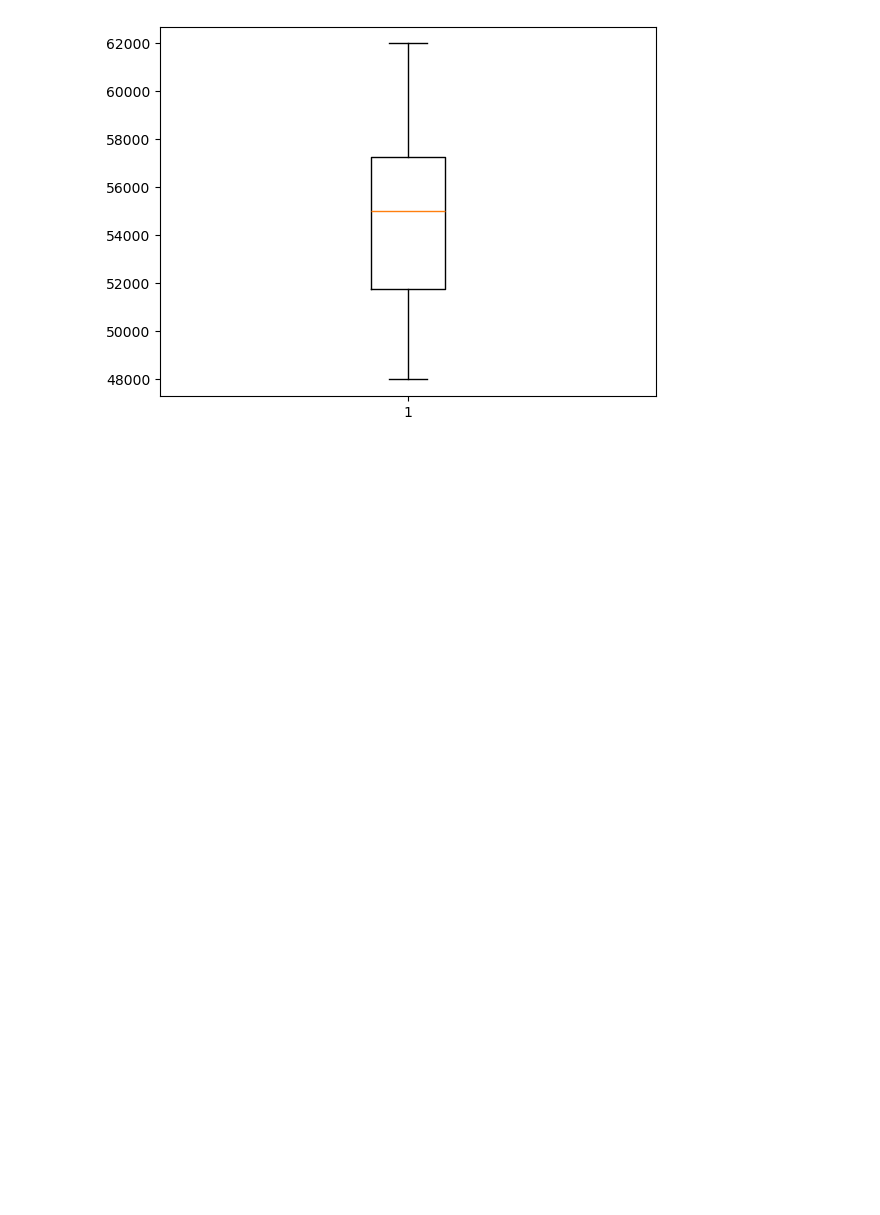
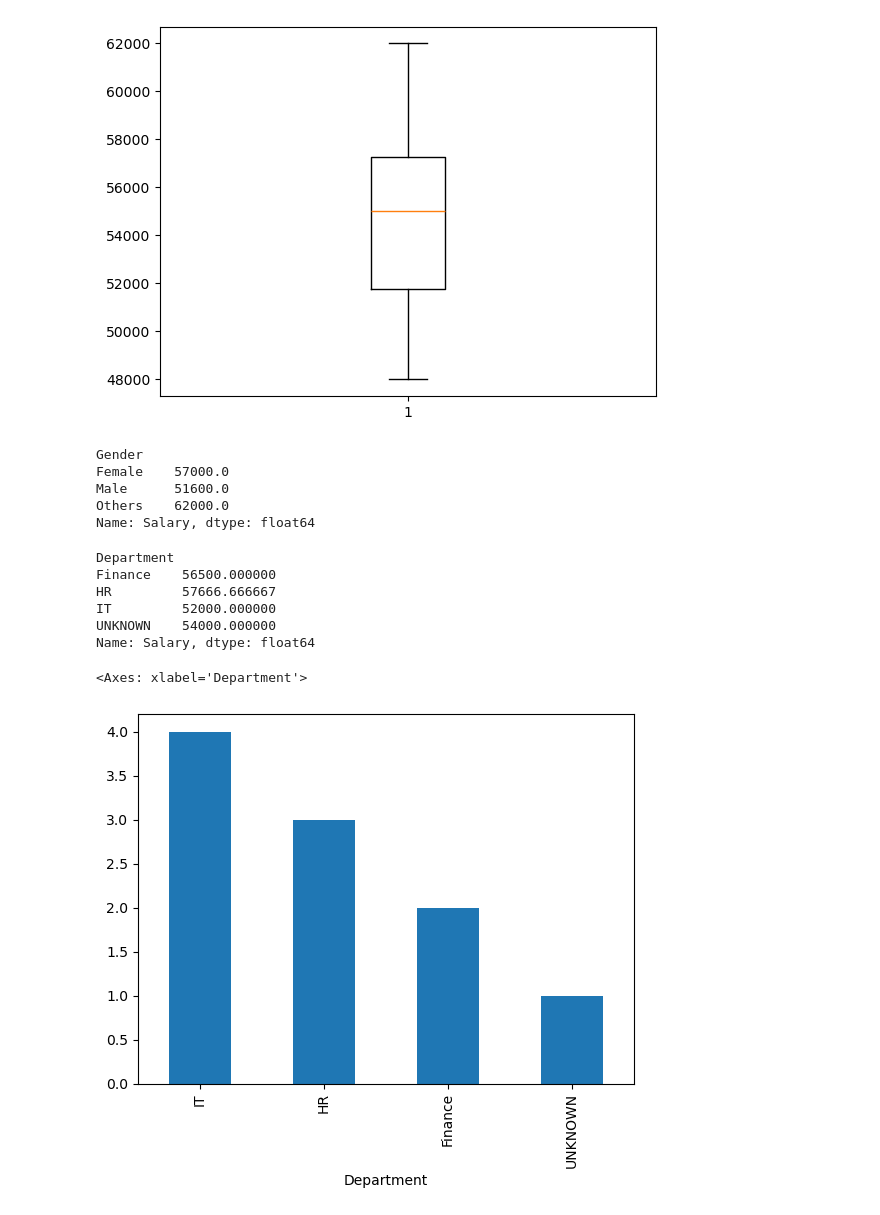
Before and after one commit to khairbakshnoor-pixel/PYTHON-Libraries-Numpy-Pandas-matplotlib-seaborn-, a Jupyter notebook: data_cleaning.ipynb, the cells around one changed output. Drawn from its saved outputs; the diff is of its cells as text; code cells hidden in the pictures; blank space fills up the shorter version.

```diff
--- a/data_cleaning.ipynb
+++ b/data_cleaning.ipynb
@@ -152,3 +152,27 @@ plt.boxplot(x=df['Salary'])
 plt.show()
 # %% [output]
 [figure]
+# %%
+# 🔹 Average Salary by gender
+df.groupby('Gender')['Salary'].mean()
+# %% [output]
+Gender
+Female    57000.0
+Male      51600.0
+Others    62000.0
+Name: Salary, dtype: float64
+# %%
+# 🔹 Average Salary by departement
+df.groupby('Department')['Salary'].mean()
+# %% [output]
+Department
+Finance    56500.000000
+HR         57666.666667
+IT         52000.000000
+UNKNOWN    54000.000000
+Name: Salary, dtype: float64
+# %%
+df['Department'].value_counts().plot(kind='bar')
+# %% [output]
+<Axes: xlabel='Department'>
+[figure, added]
```
Also changed, not shown: parts of 2 cells of this notebook.
